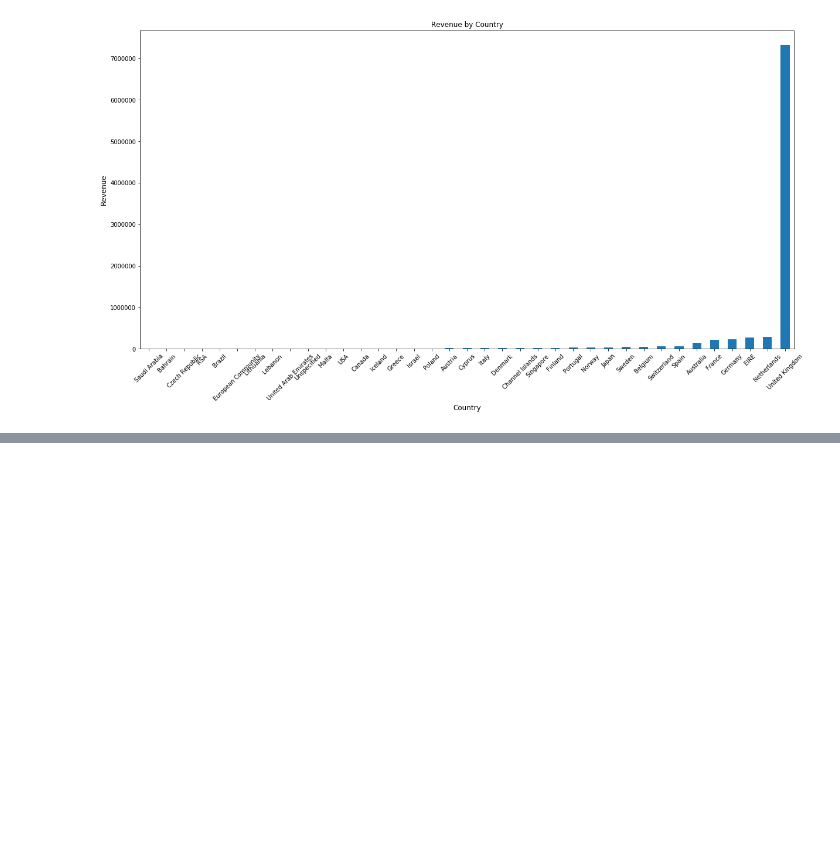
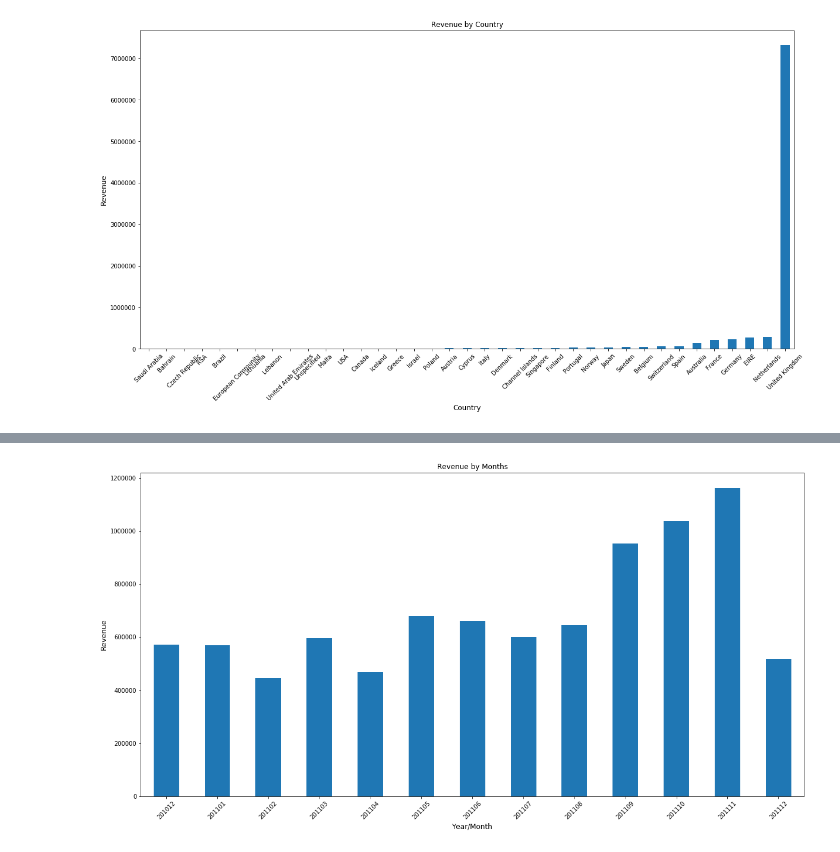
Before and after one commit to YoungJae-Hur/Data-science, a Jupyter notebook: project-shopping/2. checking the most sold items.ipynb, the cells around one changed output, grey strips where cells are left out. Saved outputs shown, nothing was run; the diff lists cells and outputs as text; code cells hidden in the pictures; blank space fills up the shorter version.

```diff
--- a/project-shopping/2. checking the most sold items.ipynb
+++ b/project-shopping/2. checking the most sold items.ipynb
@@ -176,0 +188,13 @@ plot_bar(total_revenue_by_country, 'Country', 'Revenue', 'Revenue by Country')
+# %%
+def extract_month(date):
+    month = str(date.month)
+    if date.month < 10:
+        month = '0' + month
+    return str(date.year) + month
+# %%
+revenue_by_month = df.set_index('InvoiceDate').groupby(extract_month).sum()['TotalPrice']
+revenue_by_month
+
+plot_bar(revenue_by_month, 'Year/Month', 'Revenue', 'Revenue by Months')
+# %% [output]
+[figure, added]
```
Also changed, not shown: parts of 9 cells of this notebook.
